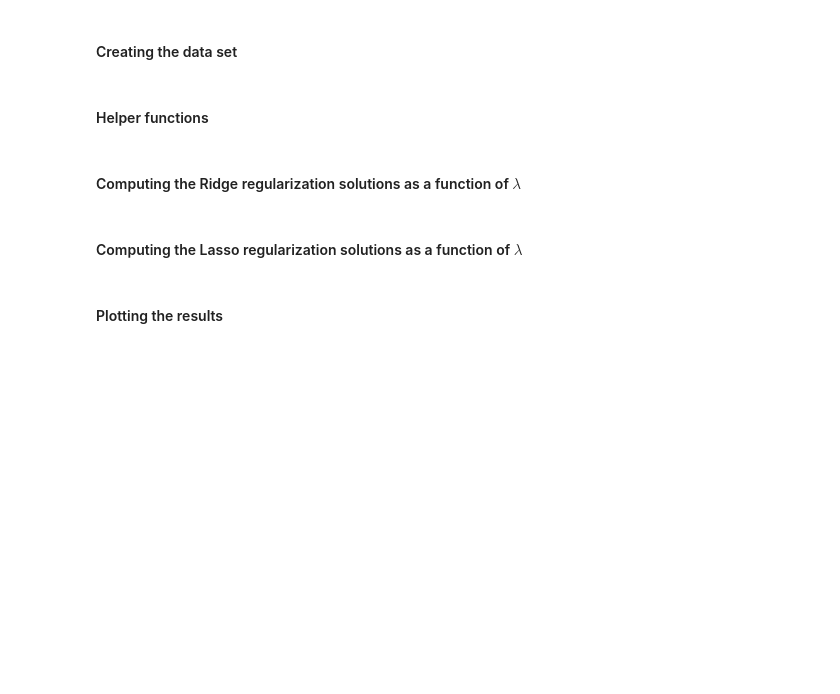
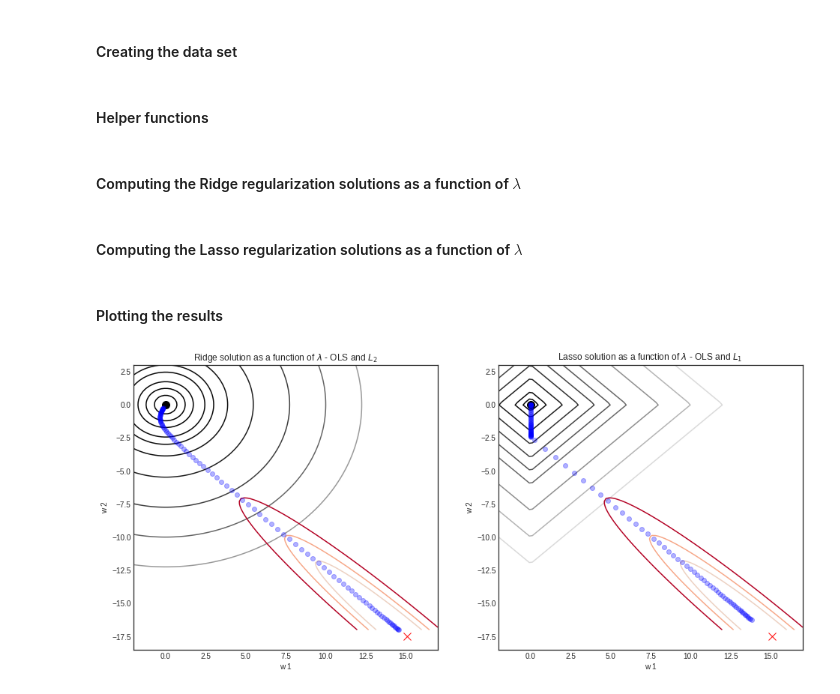
Before and after one commit to avani17101/Statistical-Methods-in-AI, a Jupyter notebook: Hw3/Regression excercise.ipynb, the cells around one changed output. Saved outputs shown, nothing was run; the diff lists cells and outputs as text; code cells hidden in the pictures; blank space fills up the shorter version.

```diff
--- a/Hw3/Regression excercise.ipynb
+++ b/Hw3/Regression excercise.ipynb
@@ -35,11 +32,37 @@ X = X / np.linalg.norm(X,axis = 0)
+# %%
+''' Complete the cell '''
+#### HINT: Write the closed form function for OLS, Ridge and coordinate descent function for Lasso
+#### Each function must depend on the variable lambda
+def ridge_regression(x, y, lamda = 0.01):
+    I = np.eye((x.shape[1]))
+    inv = np.linalg.inv(np.matmul(x.T, x) + lamda * I)
+    temp = np.matmul(inv, x.T)
+    return  np.matmul(temp,y)
+
+def costfunction(X,y,theta):
+    """OLS"""
+    t = np.matmul(X,theta) - y
+    return  float((1./(2*np.size(y))) * np.matmul((t).T,(t)));
+
+def cost_l1(X,Y):
+    return np.abs(X) + np.abs(Y)
+
+def cost_l2(X,Y):
+    return np.square(X) + np.square(Y)
 # %% [markdown]
 #### Computing the Ridge regularization solutions as a function of $\lambda$
 # %%
 ''' Complete the cell '''
 #### HINT: For the lambda range given below, call the ridge regression function
 #### and store optimal w for each lambda
+ridge_l2_w0 = []
+ridge_l2_w1 = []
+lambda_range = np.logspace(0,4,num = 100)/1000
 
-lambda_range = np.logspace(0,4,num = 100)/1000
+for l in lambda_range:
+    w0_ridge, w1_ridge = ridge_regression(X,y_noise,l)
+    ridge_l2_w0.append(w0_ridge)
+    ridge_l2_w1.append(w1_ridge)
 # %% [markdown]
 #### Computing the Lasso regularization solutions as a function of $\lambda$
 # %%
@@ -47,8 +70,16 @@ lambda_range = np.logspace(0,4,num = 100)/1000
 #### HINT: For the lambda range given below, call the lasso function
 #### and store optimal w for each lambda. [You can alternatively use
 #### SKLearn for this excercise to compute Lasso]
+lasso_l1_w0 = []
+lasso_l1_w1 = []
+lambda_range = np.logspace(0,2,num = 100)/1000
 
-lambda_range = np.logspace(0,2,num = 100)/1000
+for la in lambda_range:
+    model_sk_reg = linear_model.Lasso(alpha=la, fit_intercept=False)
+    model_sk_reg.fit(X,y_noise)
+    lasso_w0, lasso_w1 = model_sk_reg.coef_
+    lasso_l1_w0.append(lasso_w0)
+    lasso_l1_w1.append(lasso_w1)
 # %% [markdown]
 #### Plotting the results
 # %%
@@ -91,31 +122,34 @@ ax.plot(0,0, marker = 'o', color = 'black', markersize = 10)
 ###############################################
 ''' FILL THIS CODE '''
 #Plotting the path of L2 regularized minimum
 #### HINT: plot w_0 & w_1 list corresponding to each value of lambda
 ## Your code below ##
+ax.plot( ridge_l2_w0, ridge_l2_w1, linestyle = 'none', marker = 'o', color = 'blue', alpha = .3)
 
 ###############################################
 
 
 #Plotting the contours - L1
 ax = fig.add_subplot(1, 2, 2)
 ax.contour(xx, yy, Z_l1, levels = [.5,1,2,3,4,5,6,8,10,12,14],  cmap = 'gist_gray', label = 'l_1')
 ax.contour(xx, yy, Z_ls, levels = [.01,.06,.09,.11,.15], cmap = 'coolwarm', label = 'least squares')
 ax.set_xlabel('w 1')
 ax.set_ylabel('w 2')
 ax.set_title('Lasso solution as a function of $\\lambda$ - OLS and $L_1$ ')
 
 #Plotting the minimum - L1
 ax.plot(min_ls[0],min_ls[1], marker = 'x', color = 'red', markersize = 10)
 ax.plot(0,0, marker = 'o', color = 'black', markersize = 10)
 
 ###############################################
 ''' FILL THIS CODE '''
 #Plotting the path of L1 regularized minimum
 #### HINT: plot w_0 & w_1 list corresponding to each value of lambda
 ## Your code below ##
-
+ax.plot(lasso_l1_w0,lasso_l1_w1, linestyle = 'none', marker = 'o', color = 'blue', alpha = .3)
 ###############################################
 
 
 plt.show()
+# %% [output]
+[figure, added]
```
Also changed, not shown: parts of 2 cells of this notebook.
